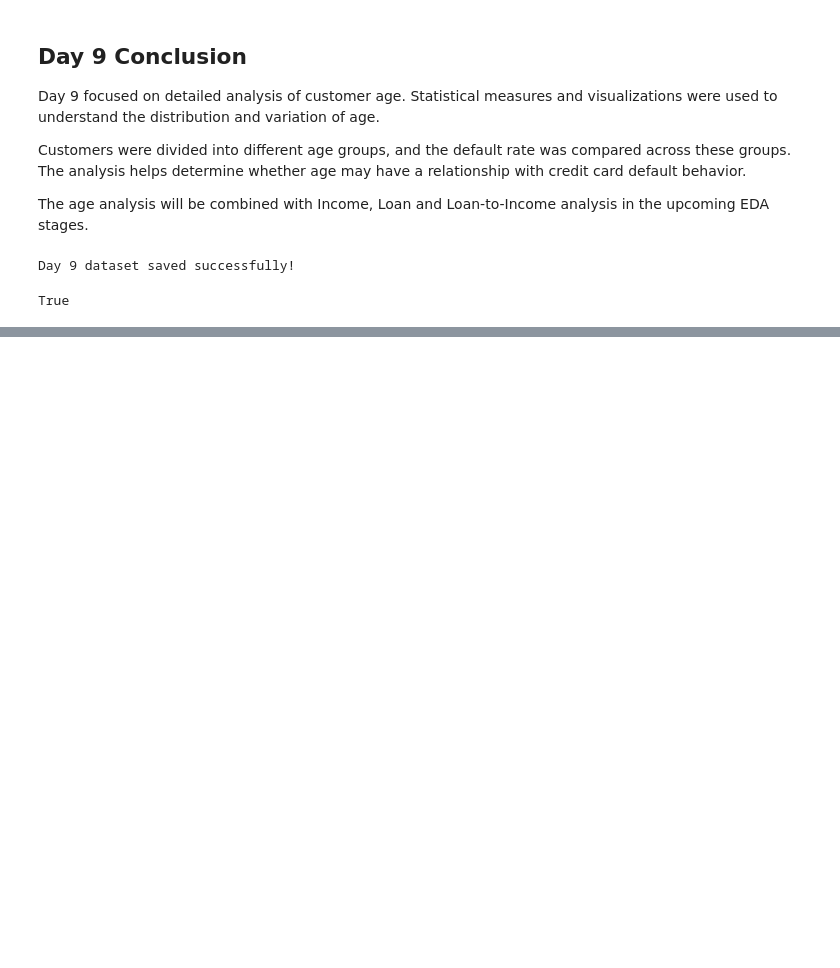
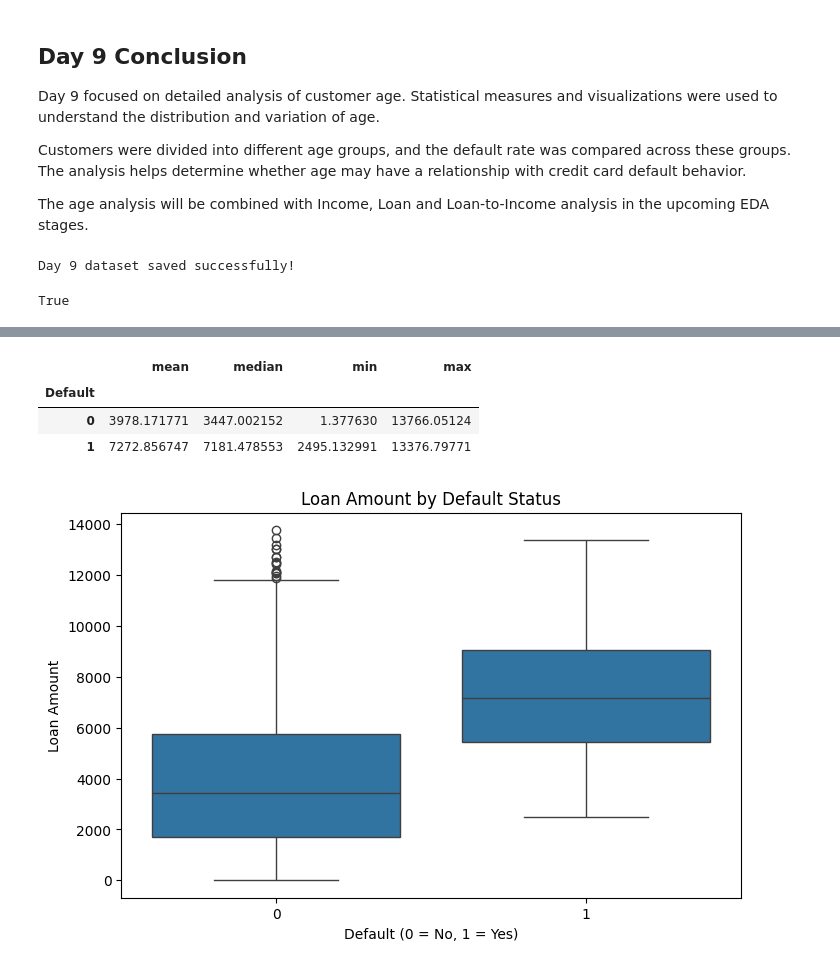
Before and after one commit to amisharout716-svg/Credit-Card-Default-, a Jupyter notebook: Credit_Card_Default_Prediction.ipynb, the cells around one changed output, grey strips where cells are left out. Saved outputs shown, nothing was run; the diff lists cells and outputs as text; code cells hidden in the pictures; blank space fills up the shorter version.

```diff
--- a/Credit_Card_Default_Prediction.ipynb
+++ b/Credit_Card_Default_Prediction.ipynb
@@ -2773,0 +2984,27 @@ True
+# %%
+loan_default = df.groupby('Default')['Loan'].agg(
+    ['mean', 'median', 'min', 'max']
+)
+
+loan_default
+# %% [output]
+|  | mean | median | min | max |
+| Default |  |  |  |  |
+| 0 | 3978.171771 | 3447.002152 | 1.377630 | 13766.05124 |
+| 1 | 7272.856747 | 7181.478553 | 2495.132991 | 13376.79771 |
+# %%
+plt.figure(figsize=(8,5))
+
+sns.boxplot(
+    data=df,
+    x='Default',
+    y='Loan'
+)
+
+plt.title('Loan Amount by Default Status')
+plt.xlabel('Default (0 = No, 1 = Yes)')
+plt.ylabel('Loan Amount')
+
+plt.show()
+# %% [output]
+[figure, added]
```
Also changed, not shown: parts of 28 cells of this notebook.
